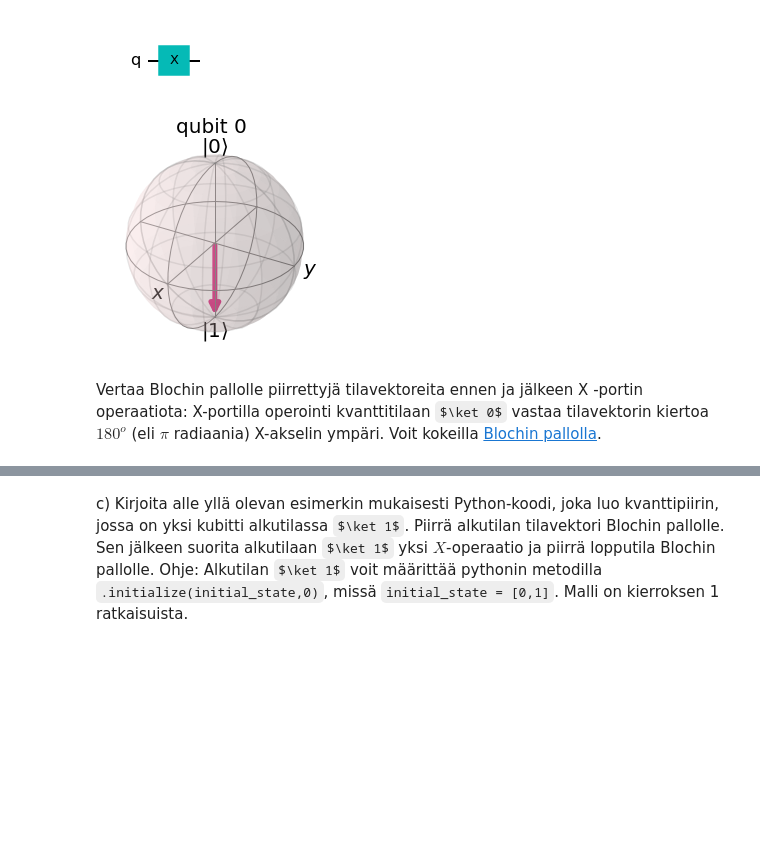
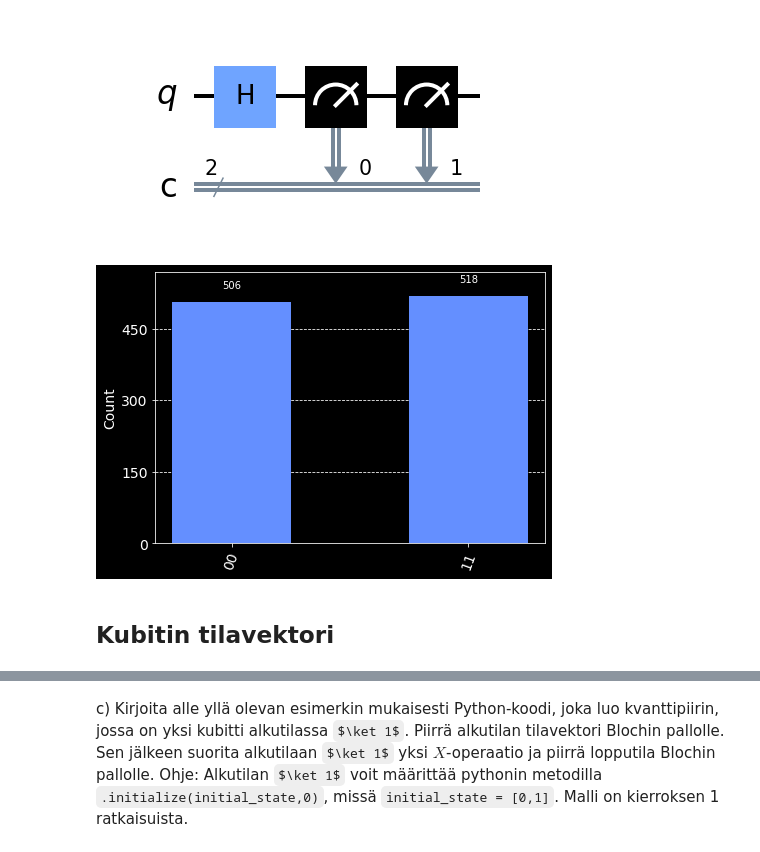
Before and after one commit to otaniemenlukio/kvanttilaskenta2024-kierros2, a Jupyter notebook: kierros2_kvanttilaskenta2023.ipynb, the cells around one changed output, grey strips where cells are left out. Drawn from its saved outputs; the diff is of its cells as text; code cells hidden in the pictures; some formulas as TeX source; blank space fills up the shorter version.

```diff
--- a/kierros2_kvanttilaskenta2023.ipynb
+++ b/kierros2_kvanttilaskenta2023.ipynb
@@ -18,6 +19,10 @@ Kierroksella tutkitaan miten erilaisten kvanttiporttien operaatiot vaikuttavat k
 
 Lisätehtävänä hiihtolomalla on myös lukea kierroksen 1 tehtävänä olleen artikkelin <a href="https://drive.google.com/file/d/1O9ZhyggdZhNQS9JIg7TlcIls_mdM4zAi/view?usp=sharing" target="_blank">
  Skrolli-lehden artikkeli "Kvantit horisontissa" </a>. Näin ymmärryksesi kvanttitietokoneiden toiminnasta ja sovelluksista kasvaa.
+# %%
+import matplotlib.pyplot as plt
+# jos käytät vscodea ja tarvitset pimeän väriteeman niin poista # kommenttimerkki
+plt.style.use('dark_background')
 # %% [markdown]
 ## Kubitin tila ket-vektorina
 
@@ -71,19 +289,23 @@ Huomaa, että kahden $X$ matriisin ja pistyvektorin $\ket 0$ tulon laskujärjest
 # %%
-# Operoidaan kubittia 0, eli piirin ainoaa kubittia X-portilla.
-circuit.x(0)
+circuit = QuantumCircuit(1,2)
+
+circuit.h(0)
+circuit.measure(0, 0)
+circuit.measure(0, 1)
 
 # Piirretään luotu piiri.
 # Parametri output="mpl" kertoo, että piirto tapahtuu graafisesti.
-circuit.draw(output="mpl")
+circuit.draw(output="mpl", scale=2)
 # %% [output]
-[figure, old version]
+[figure, new version]
-# %%
-# Piirretään qubitin kvanttitila blochin pallolle uudestaan X portilla operoimisen jälkeen
-result = execute(circuit,backend).result()
-out_state = result.get_statevector()
-plot_bloch_multivector(out_state)
-# %% [output]
-[figure, removed]
-# %% [markdown]
-Vertaa Blochin pallolle piirrettyjä tilavektoreita ennen ja jälkeen X -portin operaatiota:
-X-portilla operointi kvanttitilaan $\ket 0$ vastaa tilavektorin kiertoa $180^o$ (eli $\pi$ radiaania) X-akselin ympäri. Voit kokeilla <a href="https://bloch.ollpu.fi/" target="_blank">Blochin pallolla</a>.
+# %%
+result = execute(circuit, Aer.get_backend('qasm_simulator')).result()
+# out_state = result.get_statevector()
+# plot_bloch_multivector(out_state)
+
+from qiskit.tools.visualization import plot_histogram
+plot_histogram(result.get_counts(circuit))
+# %% [output]
+[figure, added]
+# %% [markdown]
+## Kubitin tilavektori
```
Also changed, not shown: parts of 16 cells of this notebook, 4 other files.
